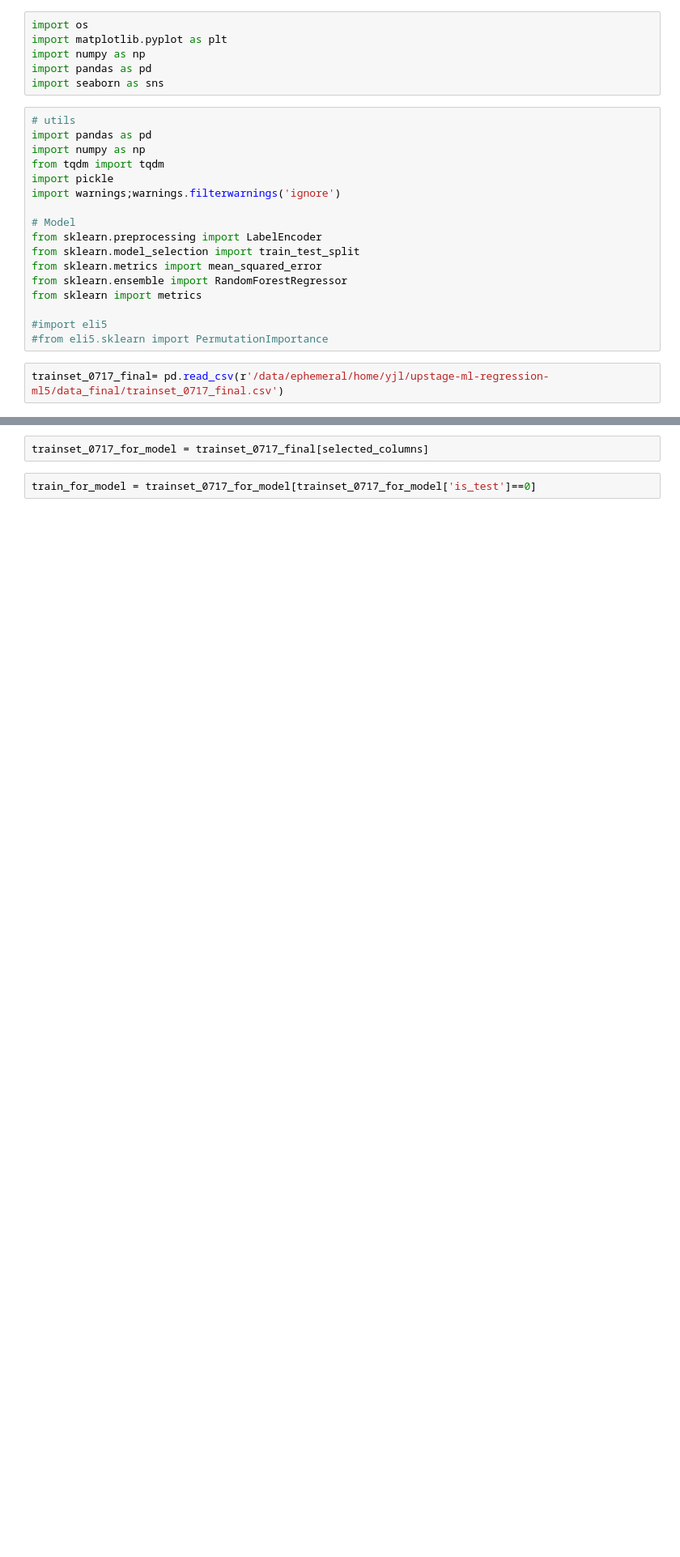
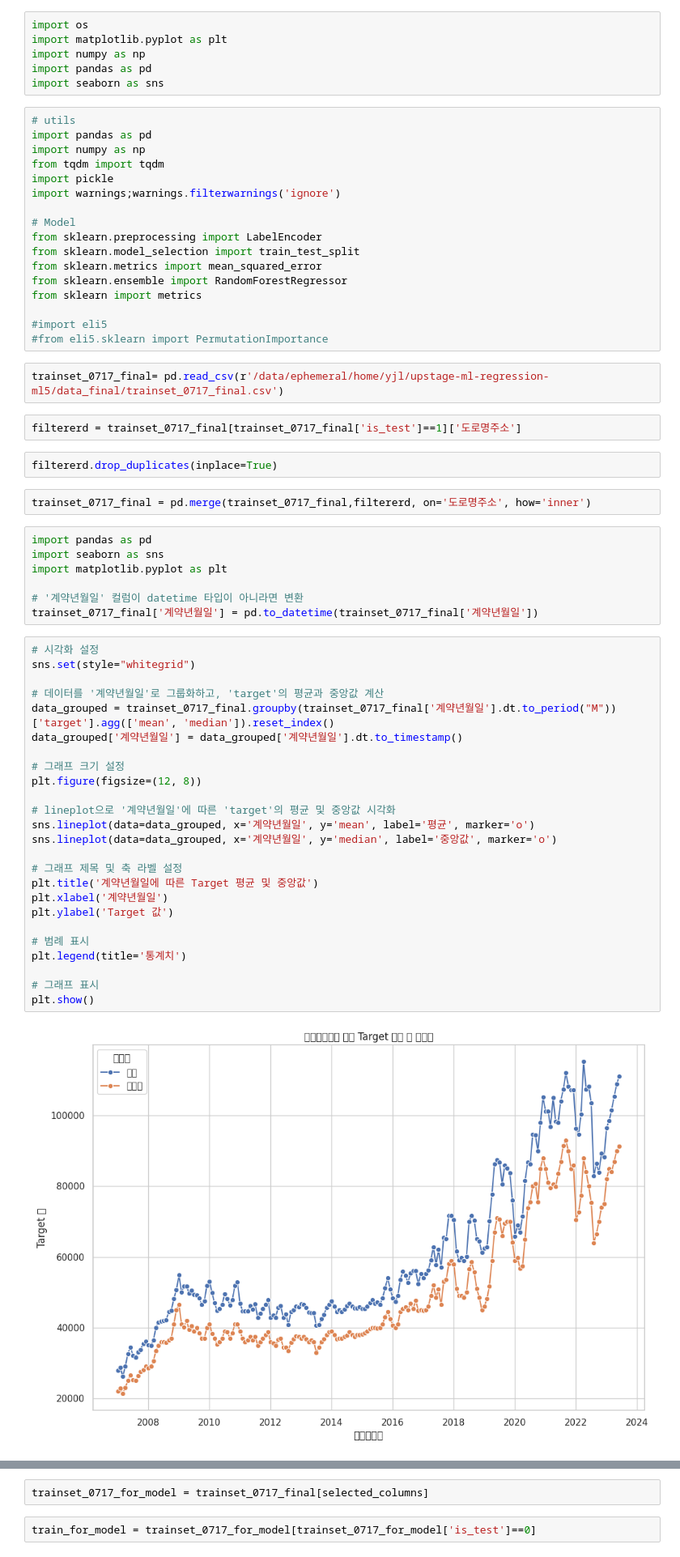
Before and after one commit to UpstageAILab3/upstage-ml-regression-ml5-pub, a Jupyter notebook: notebook/randomforest2.ipynb, the cells around one changed output, grey strips where cells are left out. Shown: that part at 81% size. Cells and saved outputs as stored; diff of their text form; blank space fills up the shorter version.

```diff
--- a/notebook/randomforest2.ipynb
+++ b/notebook/randomforest2.ipynb
@@ -28,3 +28,43 @@ from sklearn import metrics
 #from eli5.sklearn import PermutationImportance
 # %%
 trainset_0717_final= pd.read_csv(r'/data/ephemeral/home/yjl/upstage-ml-regression-ml5/data_final/trainset_0717_final.csv')
+# %%
+filtererd = trainset_0717_final[trainset_0717_final['is_test']==1]['도로명주소']
+# %%
+filtererd.drop_duplicates(inplace=True)
+# %%
+trainset_0717_final = pd.merge(trainset_0717_final,filtererd, on='도로명주소', how='inner')
+# %%
+import pandas as pd
+import seaborn as sns
+import matplotlib.pyplot as plt
+
+# '계약년월일' 컬럼이 datetime 타입이 아니라면 변환
+trainset_0717_final['계약년월일'] = pd.to_datetime(trainset_0717_final['계약년월일'])
+# %%
+# 시각화 설정
+sns.set(style="whitegrid")
+
+# 데이터를 '계약년월일'로 그룹화하고, 'target'의 평균과 중앙값 계산
+data_grouped = trainset_0717_final.groupby(trainset_0717_final['계약년월일'].dt.to_period("M"))['target'].agg(['mean', 'median']).reset_index()
+data_grouped['계약년월일'] = data_grouped['계약년월일'].dt.to_timestamp()
+
+# 그래프 크기 설정
+plt.figure(figsize=(12, 8))
+
+# lineplot으로 '계약년월일'에 따른 'target'의 평균 및 중앙값 시각화
+sns.lineplot(data=data_grouped, x='계약년월일', y='mean', label='평균', marker='o')
+sns.lineplot(data=data_grouped, x='계약년월일', y='median', label='중앙값', marker='o')
+
+# 그래프 제목 및 축 라벨 설정
+plt.title('계약년월일에 따른 Target 평균 및 중앙값')
+plt.xlabel('계약년월일')
+plt.ylabel('Target 값')
+
+# 범례 표시
+plt.legend(title='통계치')
+
+# 그래프 표시
+plt.show()
+# %% [output]
+[figure, added]
```
Also changed, not shown: parts of 30 cells of this notebook, 1 other file.
